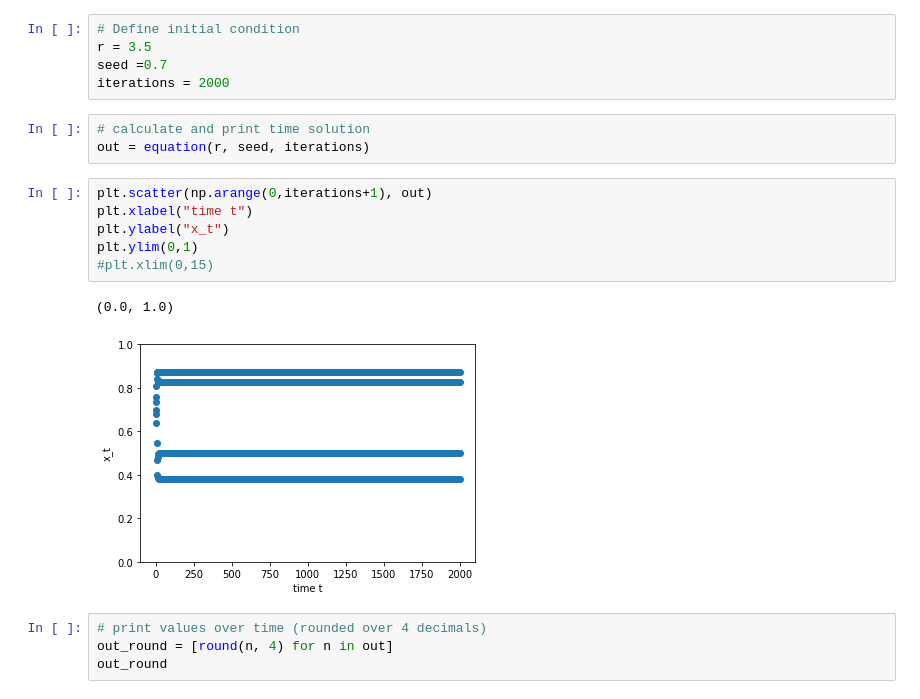
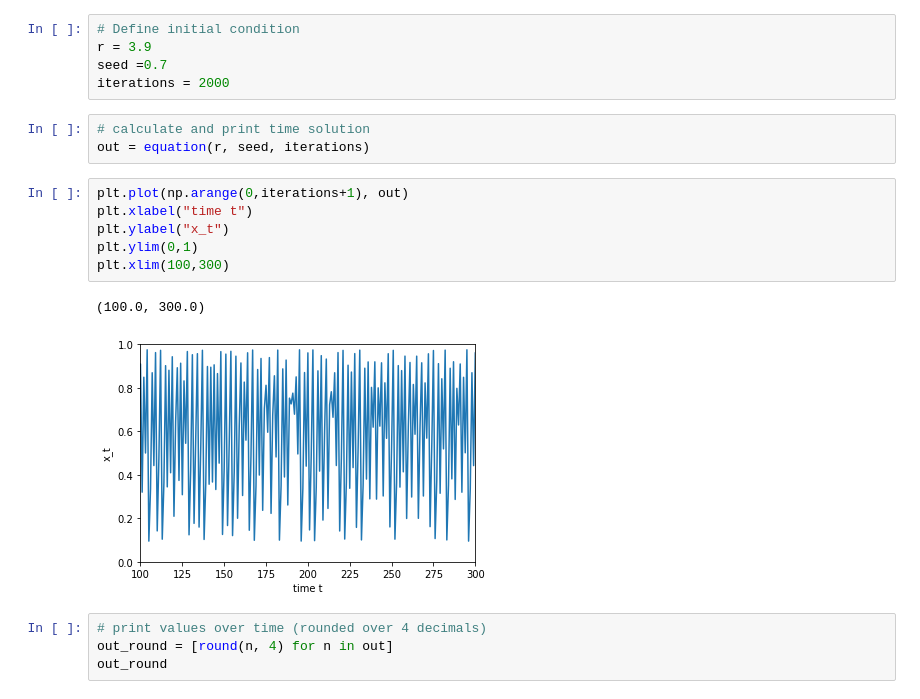
Before and after one commit to CharlotteMaschke/Dynamical_Systems_and_Chaos, a Jupyter notebook: Logistic_equation.ipynb, the cells around one changed output. Drawn from its saved outputs; the diff is of its cells as text.

Commit message:
add chaos visualization

```diff
--- a/Logistic_equation.ipynb
+++ b/Logistic_equation.ipynb
@@ -30,21 +30,21 @@ def equation (r, seed, iterations):
     return(out)
 # %%
 # Define initial condition
-r = 3.5
+r = 3.9
 seed =0.7
 iterations = 2000
 # %%
 # calculate and print time solution
 out = equation(r, seed, iterations)
 # %%
-plt.scatter(np.arange(0,iterations+1), out)
+plt.plot(np.arange(0,iterations+1), out)
 plt.xlabel("time t")
 plt.ylabel("x_t")
 plt.ylim(0,1)
-#plt.xlim(0,15)
+plt.xlim(100,300)
 # %% [output]
-(0.0, 1.0)
+(100.0, 300.0)
-[figure, old version]
+[figure, new version]
 # %%
 # print values over time (rounded over 4 decimals)
 out_round = [round(n, 4) for n in out]
```
Also changed, not shown: 9 other files.
